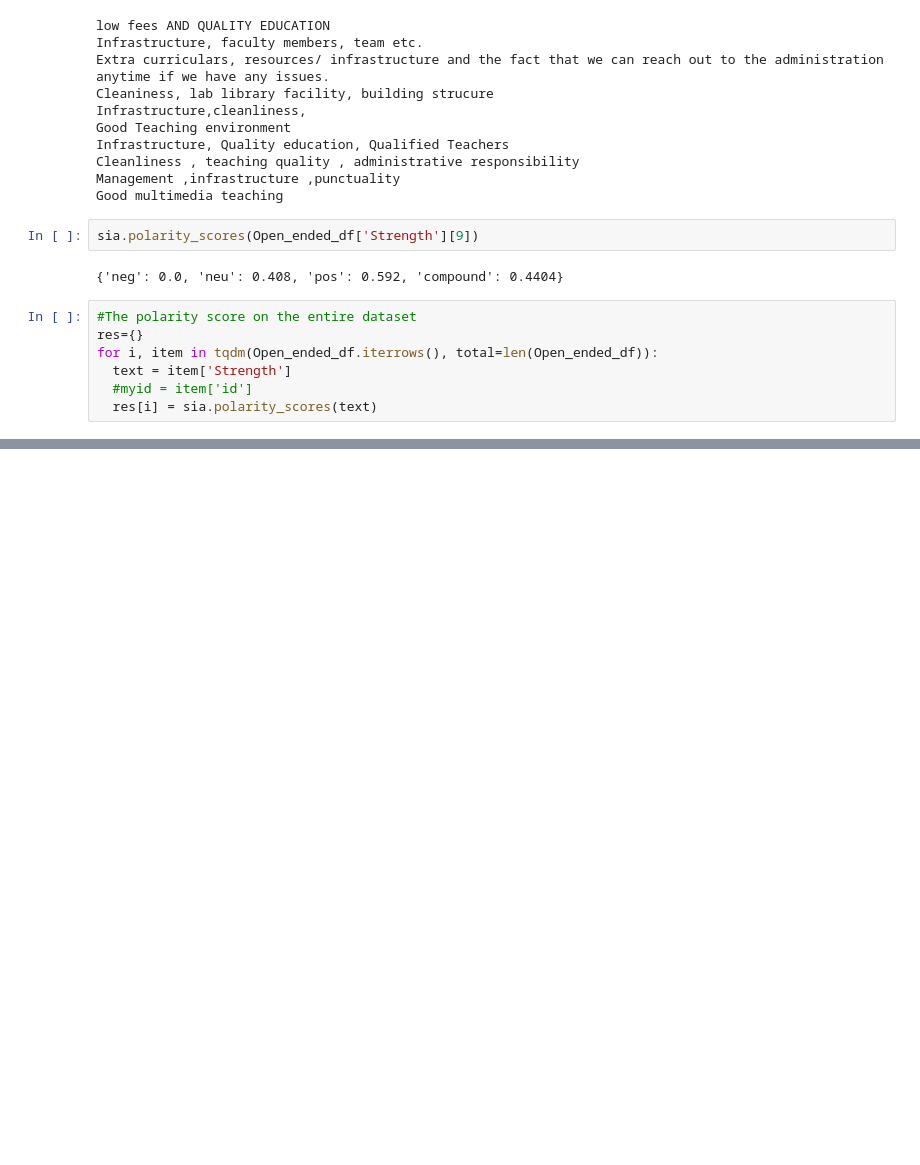
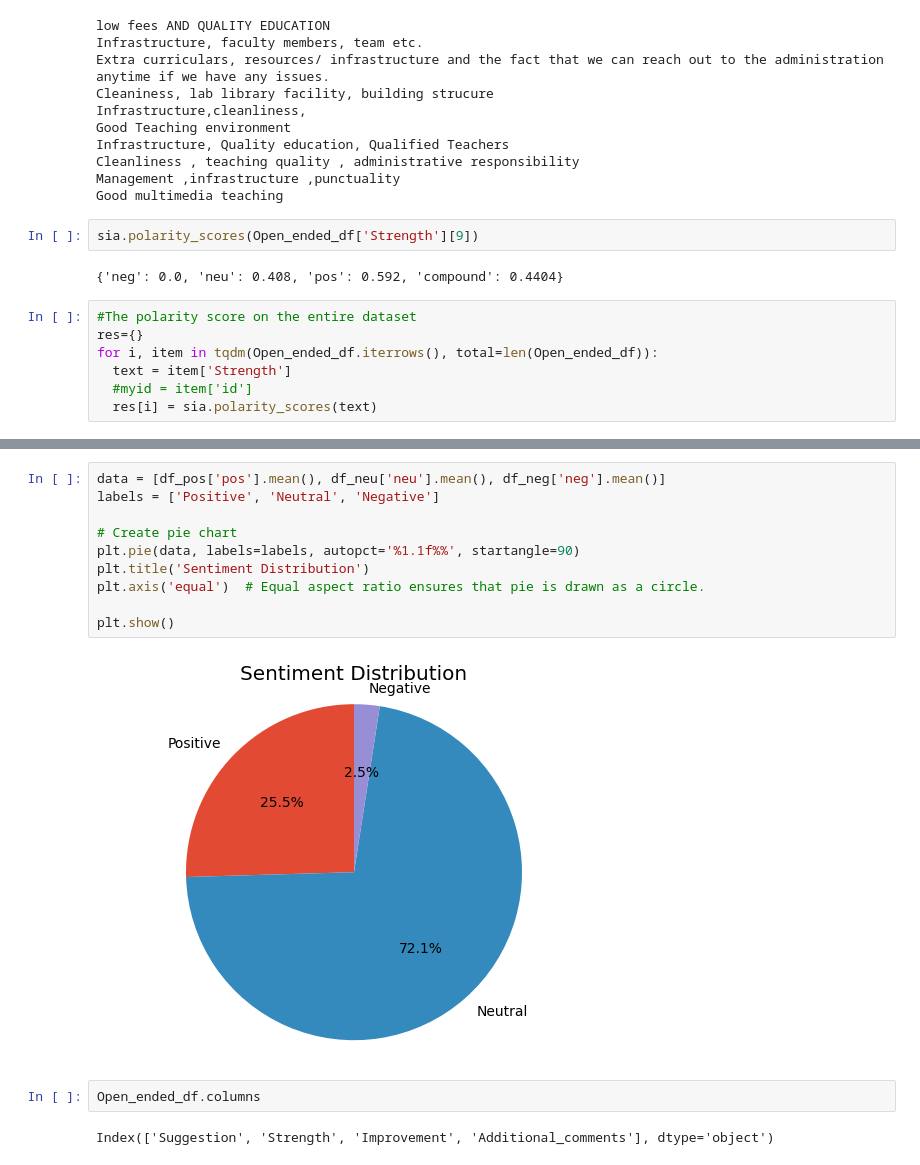
Before and after one commit to NeonLabs146/General_stuffs, a Jupyter notebook: Excellence_survey_MBM.ipynb, the cells around one changed output, grey strips where cells are left out. Drawn from its saved outputs; the diff is of its cells as text; blank space fills up the shorter version.

```diff
--- a/Excellence_survey_MBM.ipynb
+++ b/Excellence_survey_MBM.ipynb
@@ -759,0 +789,16 @@ plt.show()
+# %%
+data = [df_pos['pos'].mean(), df_neu['neu'].mean(), df_neg['neg'].mean()]
+labels = ['Positive', 'Neutral', 'Negative']
+
+# Create pie chart
+plt.pie(data, labels=labels, autopct='%1.1f%%', startangle=90)
+plt.title('Sentiment Distribution')
+plt.axis('equal')  # Equal aspect ratio ensures that pie is drawn as a circle.
+
+plt.show()
+# %% [output]
+[figure, added]
+# %%
+Open_ended_df.columns
+# %% [output]
+Index(['Suggestion', 'Strength', 'Improvement', 'Additional_comments'], dtype='object')
```
Also changed, not shown: parts of 26 cells of this notebook.
